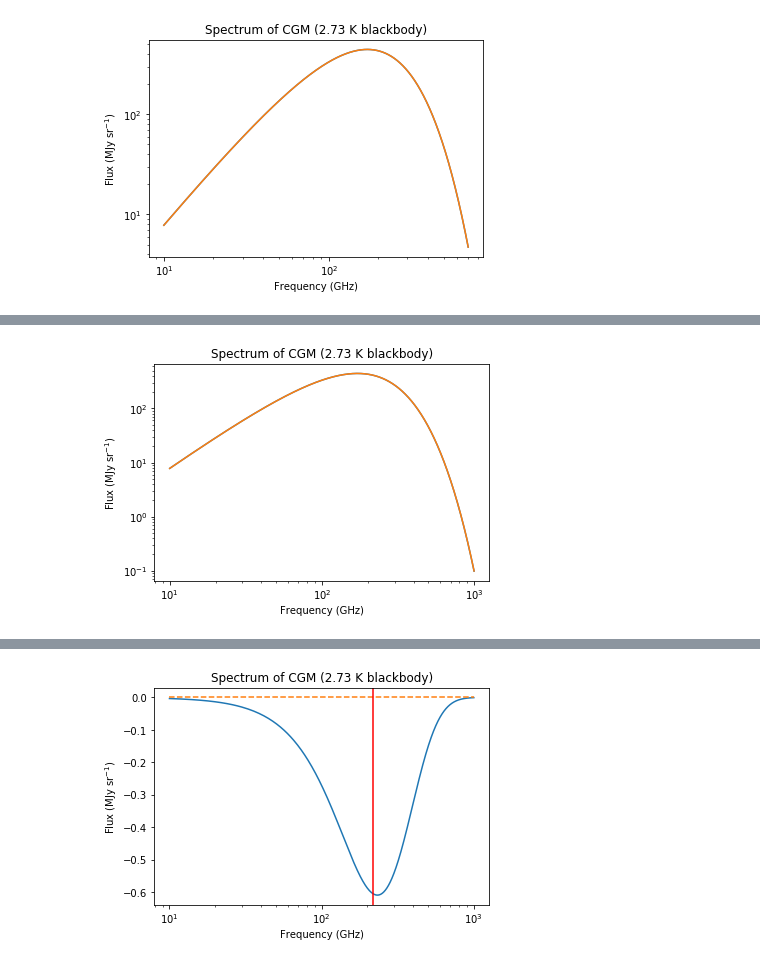
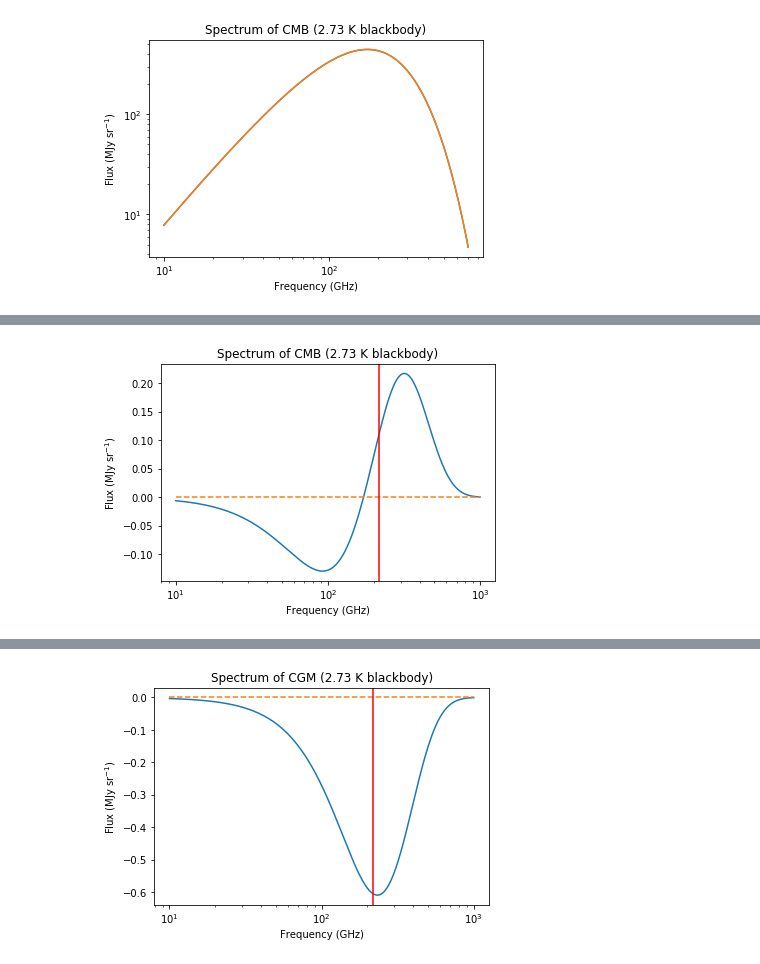
Before and after one commit to bbrzycki/interactive-sz-effect, a Jupyter notebook: sz_plot.ipynb, the cells around one changed output, grey strips where cells are left out. Cells and saved outputs as stored; diff of their text form; code cells hidden in the pictures.

```diff
--- a/sz_plot.ipynb
+++ b/sz_plot.ipynb
@@ -85,21 +114,22 @@ plt.show()
 # %%
 T = 2.725
 
 # Specific constants
 lambda_peak = 0.28977729 * T
 nu_peak = c / lambda_peak
 extent = 1e12
 
 # Range of frequencies to plot
 nu = np.linspace(1e10, 100 * 1e10, 1000)
 
-plt.plot(nu / 1e9, planck(nu, T) / 1e-23 / 1e6)
-plt.plot(nu / 1e9, planck(nu / 1.0004, T) / 1e-23 / 1e6)
-plt.title(r'Spectrum of CGM (2.73 K blackbody)')
+ratio = 1.0004
+plt.plot(nu / 1e9, planck(nu / ratio, T) / 1e-23 / 1e6 - planck(nu, T) / 1e-23 / 1e6)
+plt.plot(nu / 1e9, nu * 0, '--')
+plt.axvline(x=218, color='r')
+plt.title(r'Spectrum of CMB (2.73 K blackbody)')
 plt.xlabel(r'Frequency (GHz)')
 plt.ylabel(r'Flux (MJy sr$^{-1}$)')
 plt.xscale('log')
-plt.yscale('log')
 plt.show()
 # %% [output]
-[figure, old version]
+[figure, new version]
```
Also changed, not shown: parts of 19 cells of this notebook.
